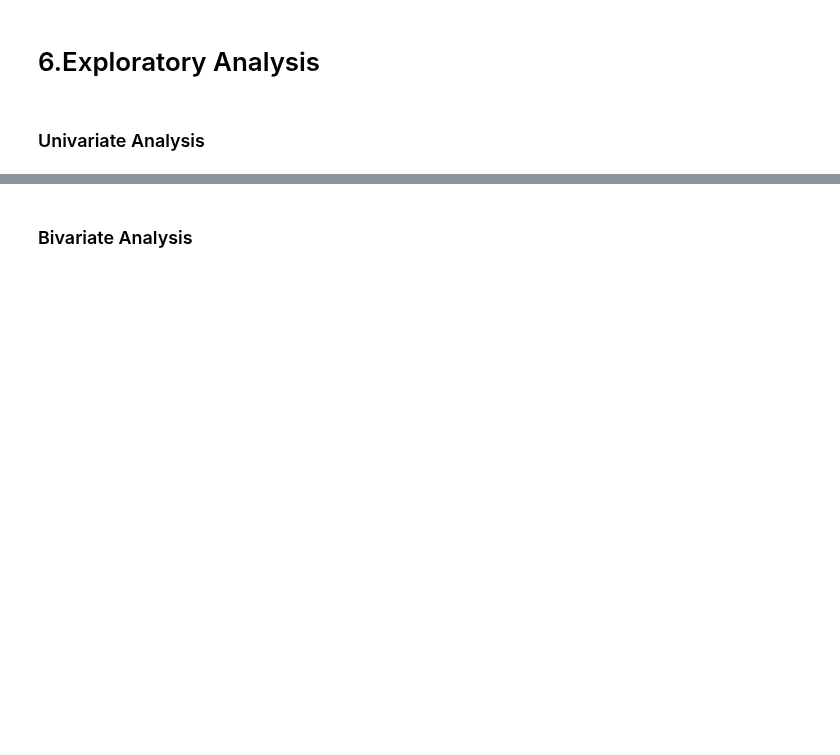
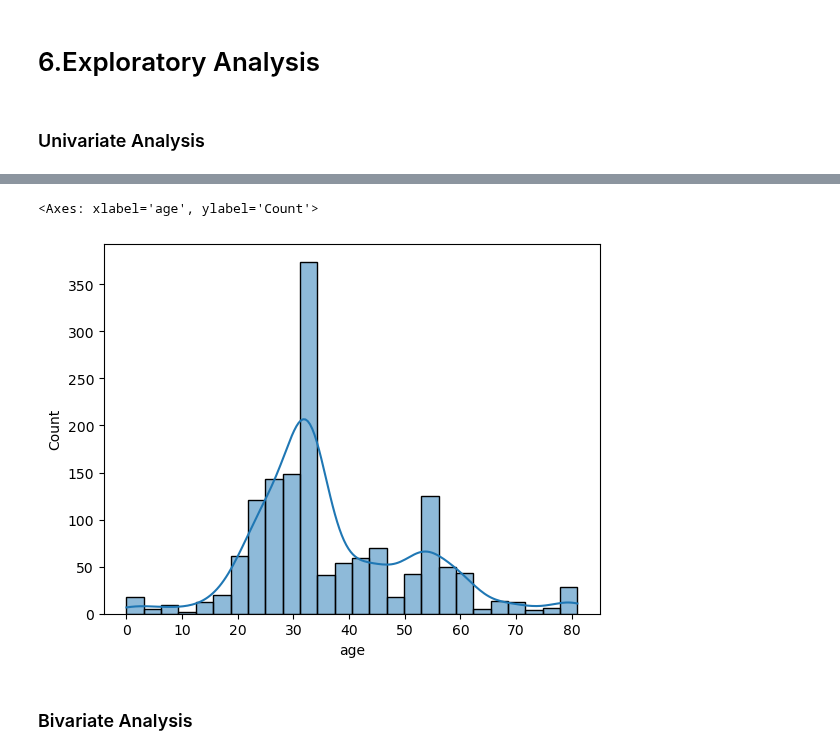
Before and after one commit to Ivan3864/dsc-Accidents-analysis, a Jupyter notebook: notebook.ipynb, the cells around one changed output, grey strips where cells are left out. Cells and saved outputs as stored; diff of their text form; code cells hidden in the pictures; blank space fills up the shorter version.

```diff
--- a/notebook.ipynb
+++ b/notebook.ipynb
@@ -327,3 +339,8 @@ dtype: int64
+# %%
+sns.histplot(cleaned_df3.age,kde=True)
+# %% [output]
+<Axes: xlabel='age', ylabel='Count'>
+[figure, added]
 # %% [markdown]
 ### Bivariate Analysis
 # %%
```
Also changed, not shown: parts of 1 cell of this notebook.
